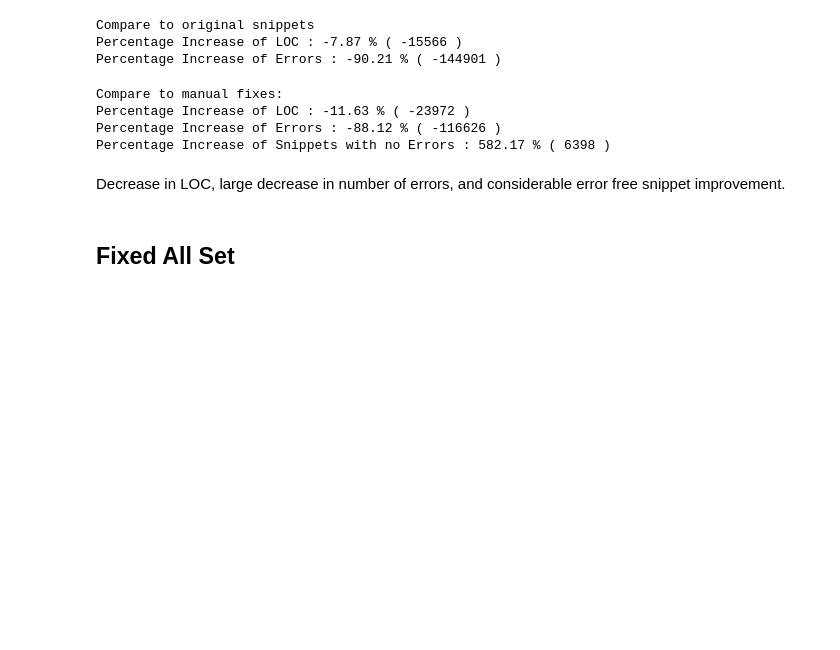
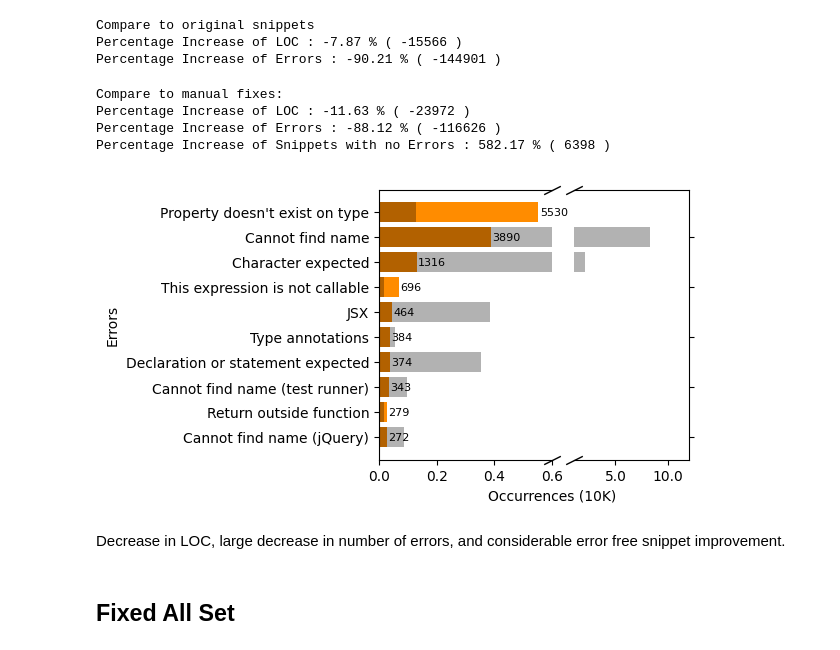
Before and after one commit to Brittany-Reid/node_code_correction, a Jupyter notebook: analysis/analysisSO.ipynb, the cells around one changed output. Saved outputs shown, nothing was run; the diff lists cells and outputs as text; code cells hidden in the pictures; blank space fills up the shorter version.

```diff
--- a/analysis/analysisSO.ipynb
+++ b/analysis/analysisSO.ipynb
@@ -35,11 +35,14 @@ error_labels = {
     "Type annotations can only be used in TypeScript files." : "Type annotations",
     "A 'return' statement can only be used within a function body.": "Return outside function",
     "Property 'setState' does not exist on type 'UnicornEditor'.": "Property doesn't exist on type",
+    "Property 'writeHead' does not exist on type 'string'." : "Property doesn't exist on type",
     "Property 'sendBody' does not exist on type 'ServerResponse<IncomingMessage> & { req: IncomingMessage; }'.": "Property doesn't exist on type",
     "Property 'returns' does not exist on type '(arg0: any) => void'." : "Property doesn't exist on type", #first error message the values r specific
     "Property 'log' does not exist on type '(arg0: any) => void'." : "Property doesn't exist on type", #first error message the values r specific
     "Top-level 'await' expressions are only allowed when the 'module' option is set to 'es2022' 'esnext' 'system' 'node16' or 'nodenext' and the 'target' option is set to 'es2017' or higher.": "Top level await",
-    "Cannot find name 'it'. Do you need to install type definitions for a test runner? Try `npm i --save-dev @types/jest` or `npm i --save-dev @types/mocha` and then add 'jest' or 'mocha' to the types field in your tsconfig.": "Cannot find name (it).",
+    "Cannot find name 'it'. Do you need to install type definitions for a test runner? Try `npm i --save-dev @types/jest` or `npm i --save-dev @types/mocha` and then add 'jest' or 'mocha' to the types field in your tsconfig.": "Cannot find name (test runner)",
+    "Cannot find name 'describe'. Do you need to install type definitions for a test runner? Try `npm i --save-dev @types/jest` or `npm i --save-dev @types/mocha` and then add 'jest' or 'mocha' to the types field in your tsconfig.": "Cannot find name (test runner)",
+    "Cannot find name '$'. Do you need to install type definitions for jQuery? Try `npm i --save-dev @types/jquery` and then add 'jquery' to the types field in your tsconfig." : "Cannot find name (jQuery)",
     "Parsing error: Unexpected token": "Parsing.unexpectedToken",
     "Parsing error: 'import' and 'export' may appear only with 'sourceType: module'": "Parsing.importExport",
     "Parsing error: Unexpected character": "Parsing.unexpectedCharacter",
@@ -488,9 +491,11 @@ Percentage Increase of Snippets with no Errors : 847.32 % ( 9312 )
 # %% [markdown]
 ## Improvement Only Set
 # %%
+soi_af_df = soi_errors_af.errors
+
 overview(soi_errors_af)
 #compare to manual edits
-print("\n")
+print("\nManual Fixes:---")
 overview(soia_errors)
 # %% [output]
 Total Snippets: 15971
@@ -532,6 +537,14 @@ Compare to manual fixes:
 Percentage Increase of LOC : -11.63 % ( -23972 )
 Percentage Increase of Errors : -88.12 % ( -116626 )
 Percentage Increase of Snippets with no Errors : 582.17 % ( 6398 )
+# %%
+top10Errors(soi_af_df, "NUM OCCURANCES", saveas="soi_af_errorTypes", xlim=120000,
+    format = lambda x, p: format(int(x/100000), ','),
+    title = "Most Common Errors",
+    color = "ncc",
+    df2 = sei_df)
+# %% [output]
+[figure, added]
 # %% [markdown]
 Decrease in LOC, large decrease in number of errors, and considerable error free snippet improvement.
 # %% [markdown]
```
Also changed, not shown: parts of 3 cells of this notebook, 1 other file.
